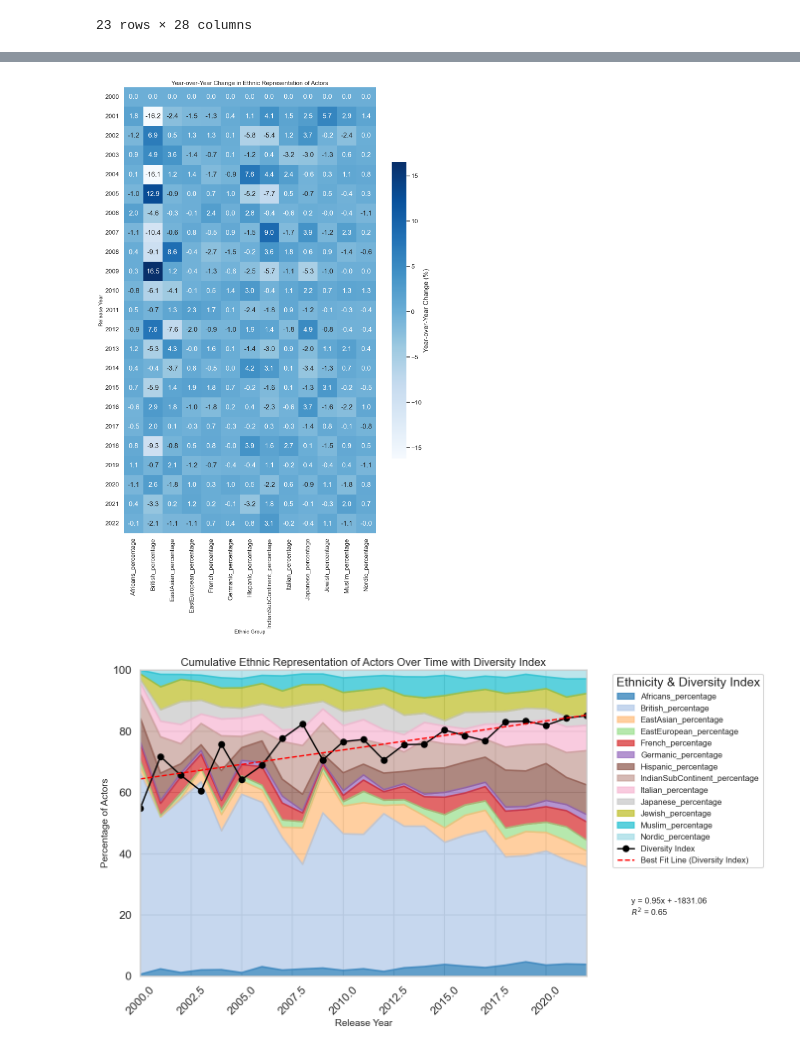
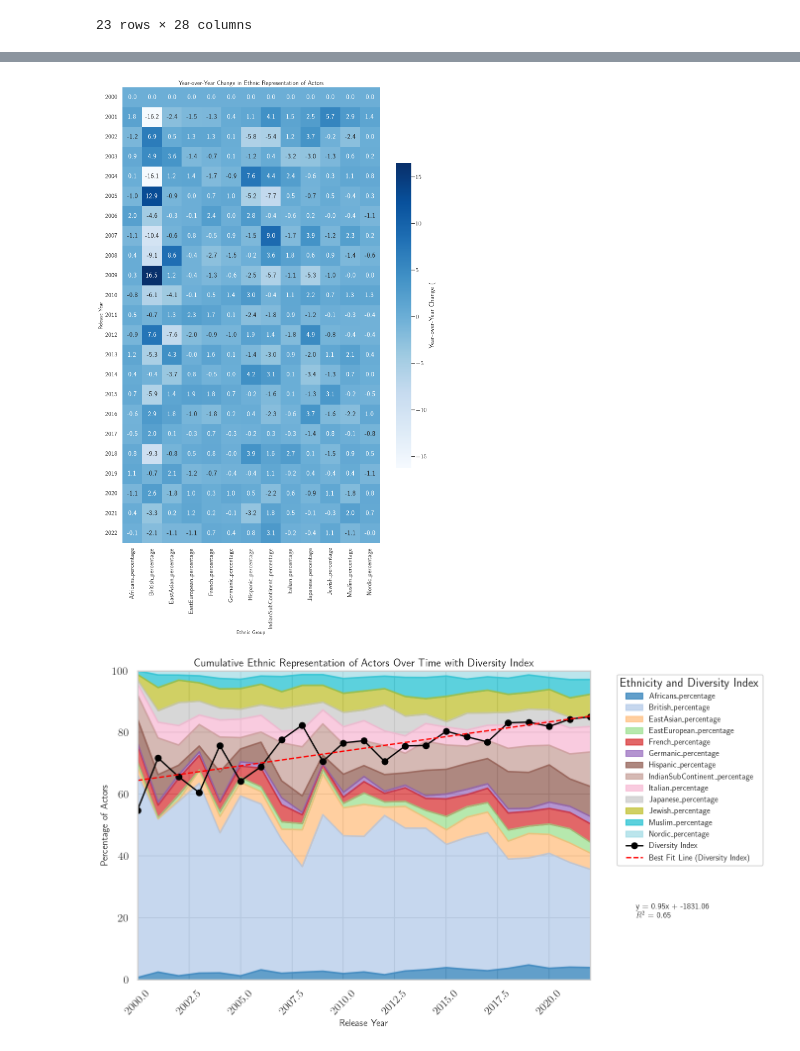
Before and after one commit to cparthiv/RHS-TSA-Data-Science-Qualifier-2024, a Jupyter notebook: main.ipynb, the cells around one changed output, grey strips where cells are left out. Saved outputs shown, nothing was run; the diff lists cells and outputs as text; code cells hidden in the pictures.

```diff
--- a/main.ipynb
+++ b/main.ipynb
@@ -289,7 +289,7 @@ keyword_trends = keyword_trends.query('release_year > 2008')
 
 sns.set_style('whitegrid')
 sns.set_context('talk')
-plt.rcParams['text.usetex'] = False
+plt.rcParams['text.usetex'] = True
 plt.figure(figsize=(14, 8))
 
 sns.lineplot(data=keyword_trends, x='release_year', y='keyword_count', marker='o', markersize=8, label='Total Keyword Occurrences')
@@ -697,7 +697,7 @@ plt.tight_layout()
 plt.savefig('dist/yoy_actor_ethnicity_heatmap.png', dpi=300)
 plt.show()
 # %% [output]
-[figure, old version]
+[figure, new version]
 # %%
 from scipy.stats import linregress
 
@@ -732,35 +732,35 @@ r_squared = r_value**2  # R-squared value
 plt.plot(
     ethnicity_pivot['release_year'],
     best_fit_line,
     color='red',
     linestyle='--',
     linewidth=2,
     label='Best Fit Line (Diversity Index)'
 )
 
 equation_text = f'y = {slope:.2f}x + {intercept:.2f}\n$R^2$ = {r_squared:.2f}'
 plt.annotate(
     equation_text,
     xy=(1.10, 0.2),
     xycoords='axes fraction',
     fontsize=12,
     backgroundcolor='white'
 )
 
 plt.title('Cumulative Ethnic Representation of Actors Over Time with Diversity Index', fontsize=16)
 plt.xlabel('Release Year', fontsize=14)
 plt.ylabel('Percentage of Actors', fontsize=14)
-plt.legend(title='Ethnicity & Diversity Index', fontsize=12, bbox_to_anchor=(1.05, 1), loc='upper left')
+plt.legend(title='Ethnicity and Diversity Index', fontsize=12, bbox_to_anchor=(1.05, 1), loc='upper left')
 
 plt.xticks(rotation=45)
 plt.xlim(2000, 2022)
 plt.ylim(0, 100)
 plt.tight_layout()
 
 plt.savefig('dist/ethnicity_area_chart_with_best_fit.png', dpi=300)
 plt.show()
 # %% [output]
-[figure, old version]
+[figure, new version]
 # %%
 # Group by decade and calculate average percentages
 ethnicity_pivot['decade'] = (ethnicity_pivot['release_year'] // 10) * 10
```
Also changed, not shown: parts of 8 cells of this notebook.
